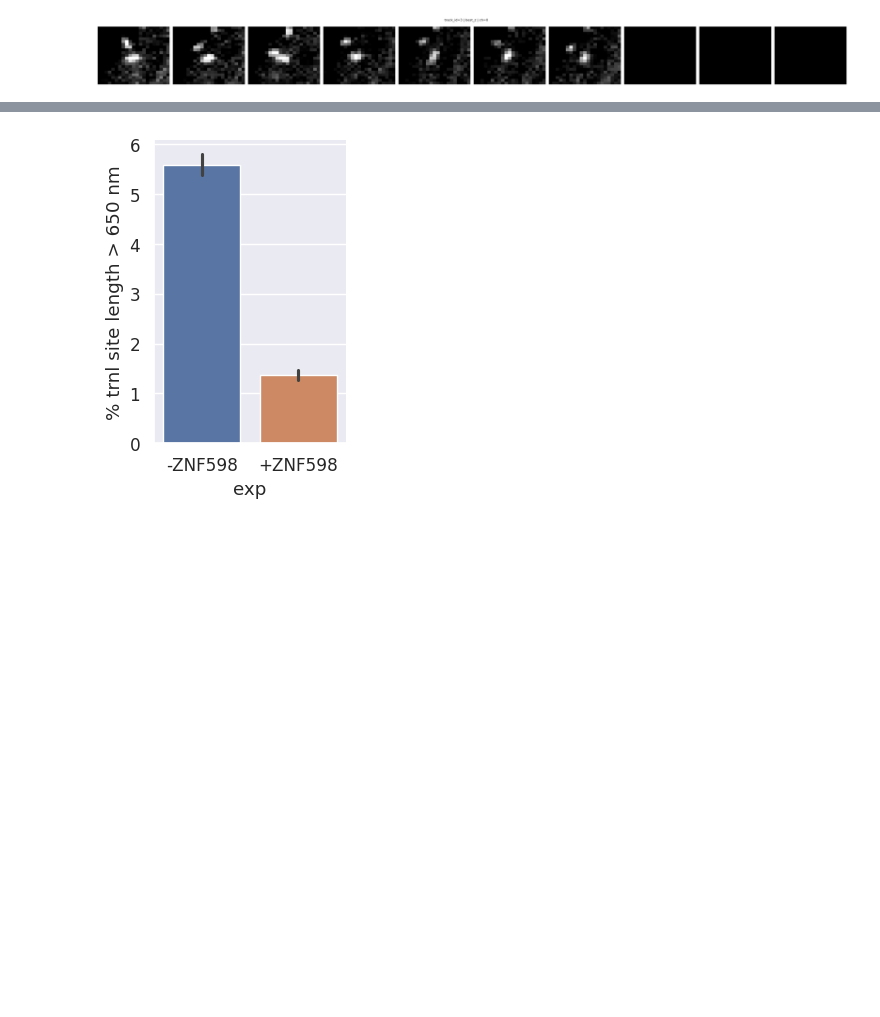
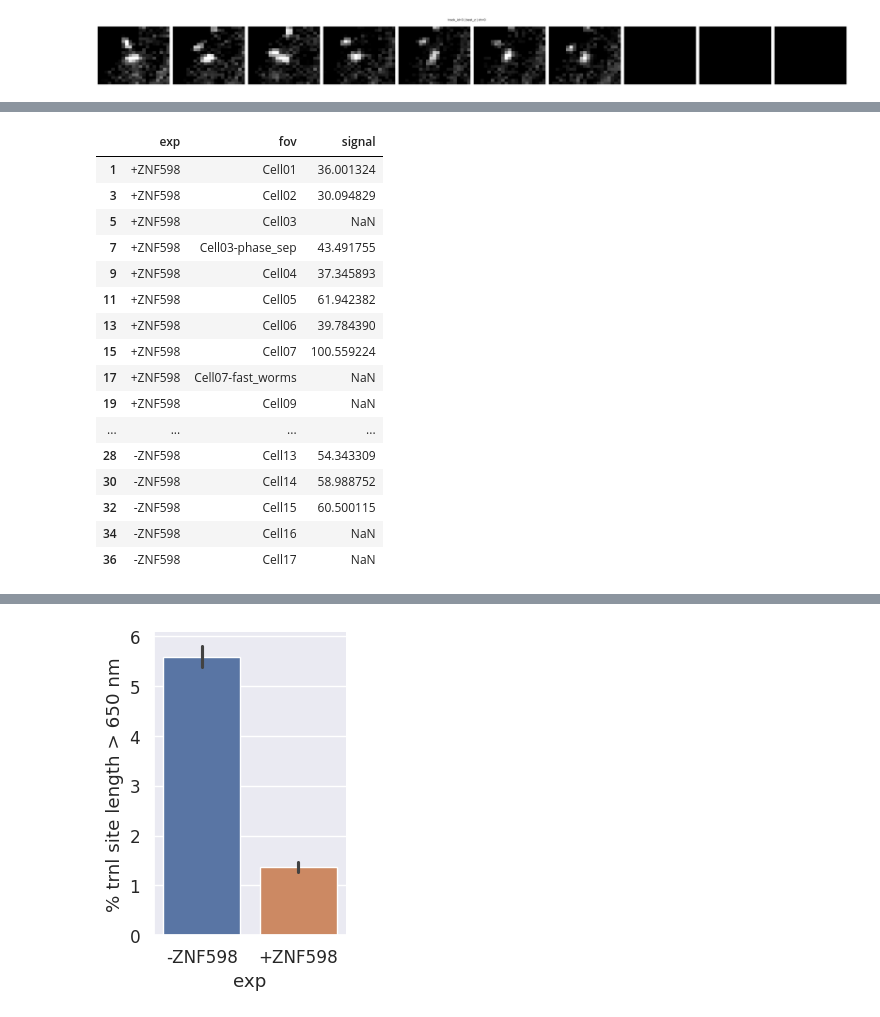
Before and after one commit to timstasevich/croparray, a Jupyter notebook: notebooks/Translation_Stalling_Quantification.ipynb, the cells around one changed output, grey strips where cells are left out. Cells and saved outputs as stored; diff of their text form; code cells hidden in the pictures; blank space fills up the shorter version.

```diff
--- a/notebooks/Translation_Stalling_Quantification.ipynb
+++ b/notebooks/Translation_Stalling_Quantification.ipynb
@@ -849,3 +870,25 @@ my_ta_1.sel(exp='-ZNF598').isel(fov=2).tplot.plot_trackarray_crops(track_ids=[1,
+# %%
+sig = (my_ta_2.where(my_ta_2.ds["bad"] == 0)["signal"].sel(ch=0).mean("t").mean("track_id"))
+df = (sig.rename("signal").to_dataset().to_dataframe().reset_index()[["exp", "fov", "signal"]].sort_values(["exp", "fov"]))
+df
+# %% [output]
+|  | exp | fov | signal |
+| 1 | +ZNF598 | Cell01 | 36.001324 |
+| 3 | +ZNF598 | Cell02 | 30.094829 |
+| 5 | +ZNF598 | Cell03 | NaN |
+| 7 | +ZNF598 | Cell03-phase_sep | 43.491755 |
+| 9 | +ZNF598 | Cell04 | 37.345893 |
+| 11 | +ZNF598 | Cell05 | 61.942382 |
+| 13 | +ZNF598 | Cell06 | 39.784390 |
+| 15 | +ZNF598 | Cell07 | 100.559224 |
+| 17 | +ZNF598 | Cell07-fast_worms | NaN |
+| 19 | +ZNF598 | Cell09 | NaN |
+| ... | ... | ... | ... |
+| 28 | -ZNF598 | Cell13 | 54.343309 |
+| 30 | -ZNF598 | Cell14 | 58.988752 |
+| 32 | -ZNF598 | Cell15 | 60.500115 |
+| 34 | -ZNF598 | Cell16 | NaN |
+| 36 | -ZNF598 | Cell17 | NaN |
 # %%
 my_ta_1.where(my_ta_1.ds["bad"] == 0).mean(dim='t').plot.catplot(
     x="exp", y="ch0_mask__major_axis_length_px",
```
Also changed, not shown: parts of 9 cells of this notebook, 5 other files.
